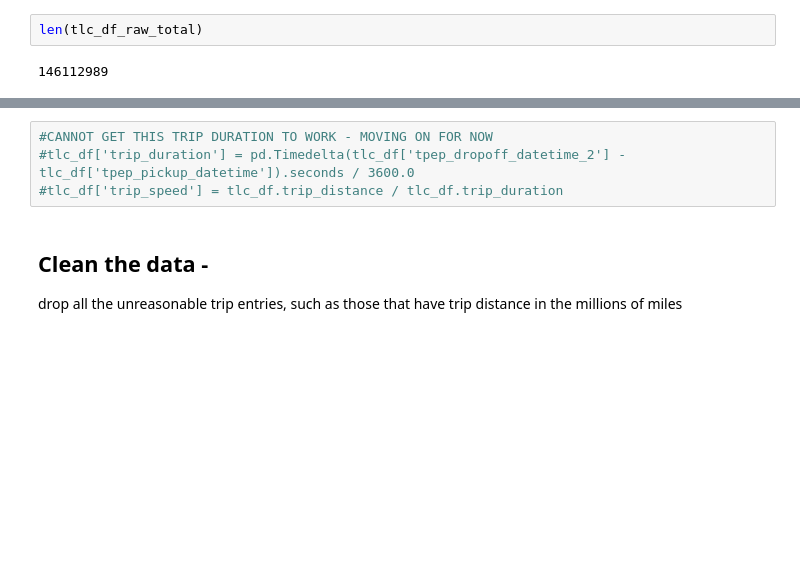
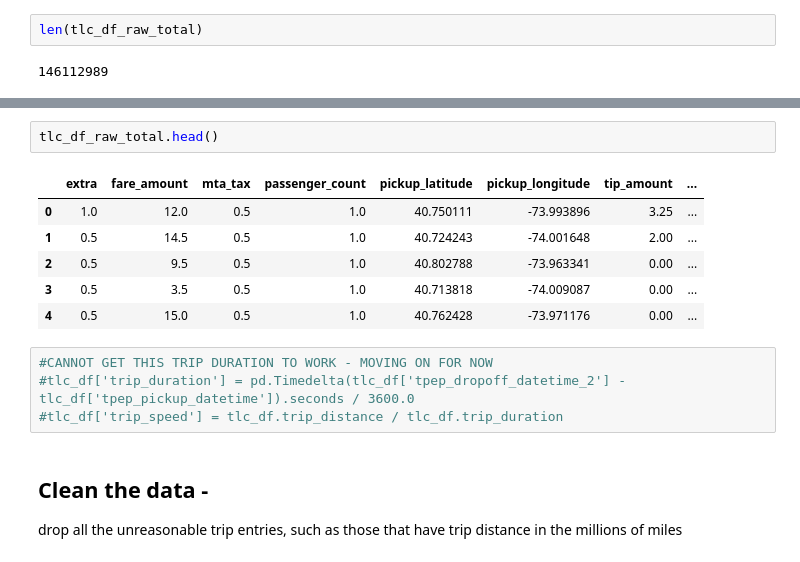
Before and after one commit to gperrin12/anomaly_detection_NYC_transit, a Jupyter notebook: TLC_anomaly_detection_2015_042717.ipynb, the cells around one changed output, grey strips where cells are left out. Drawn from its saved outputs; the diff is of its cells as text; blank space fills up the shorter version.

```diff
--- a/TLC_anomaly_detection_2015_042717.ipynb
+++ b/TLC_anomaly_detection_2015_042717.ipynb
@@ -118,3 +125,12 @@ tlc_df_raw_total.head()
+# %%
+tlc_df_raw_total.head()
+# %% [output]
+|  | extra | fare_amount | mta_tax | passenger_count | pickup_latitude | pickup_longitude | tip_amount | ... |
+| 0 | 1.0 | 12.0 | 0.5 | 1.0 | 40.750111 | -73.993896 | 3.25 | ... |
+| 1 | 0.5 | 14.5 | 0.5 | 1.0 | 40.724243 | -74.001648 | 2.00 | ... |
+| 2 | 0.5 | 9.5 | 0.5 | 1.0 | 40.802788 | -73.963341 | 0.00 | ... |
+| 3 | 0.5 | 3.5 | 0.5 | 1.0 | 40.713818 | -74.009087 | 0.00 | ... |
+| 4 | 0.5 | 15.0 | 0.5 | 1.0 | 40.762428 | -73.971176 | 0.00 | ... |
 # %%
 #CANNOT GET THIS TRIP DURATION TO WORK - MOVING ON FOR NOW
 #tlc_df['trip_duration'] = pd.Timedelta(tlc_df['tpep_dropoff_datetime_2'] - tlc_df['tpep_pickup_datetime']).seconds / 3600.0
```
Also changed, not shown: parts of 62 cells of this notebook.
